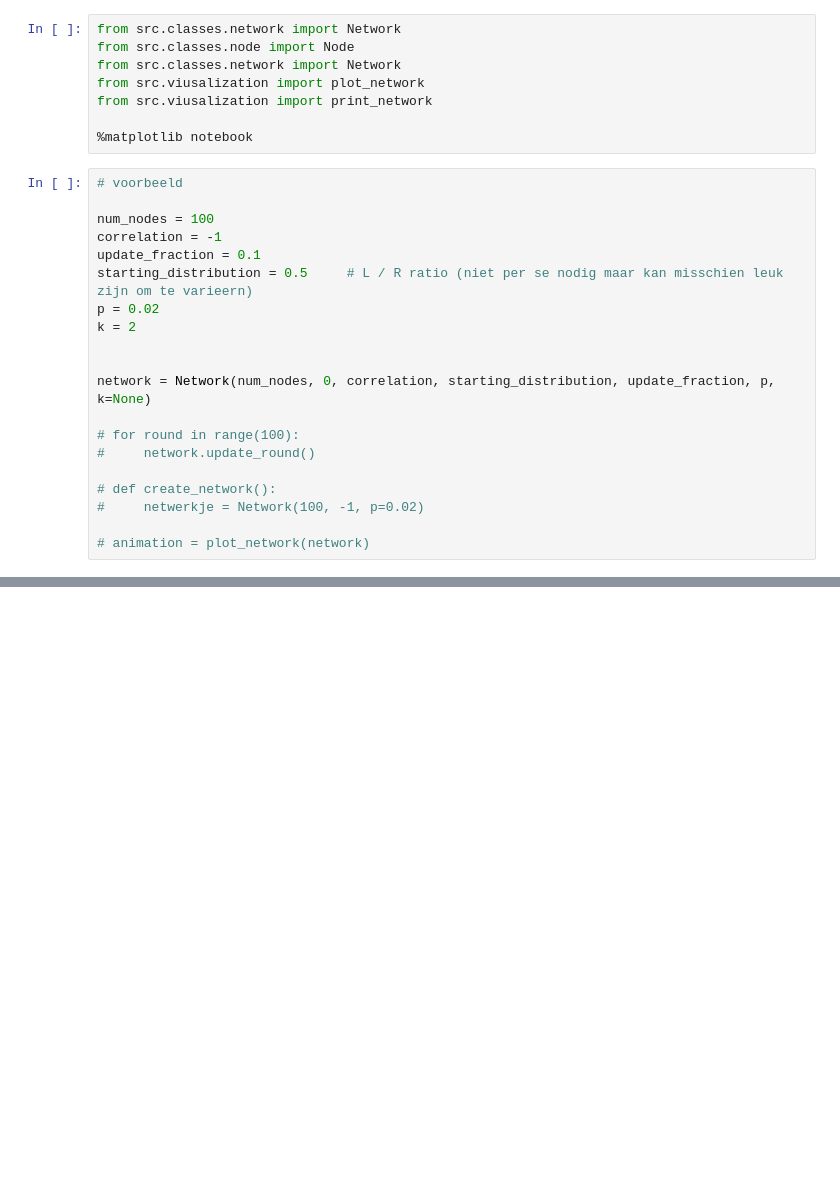
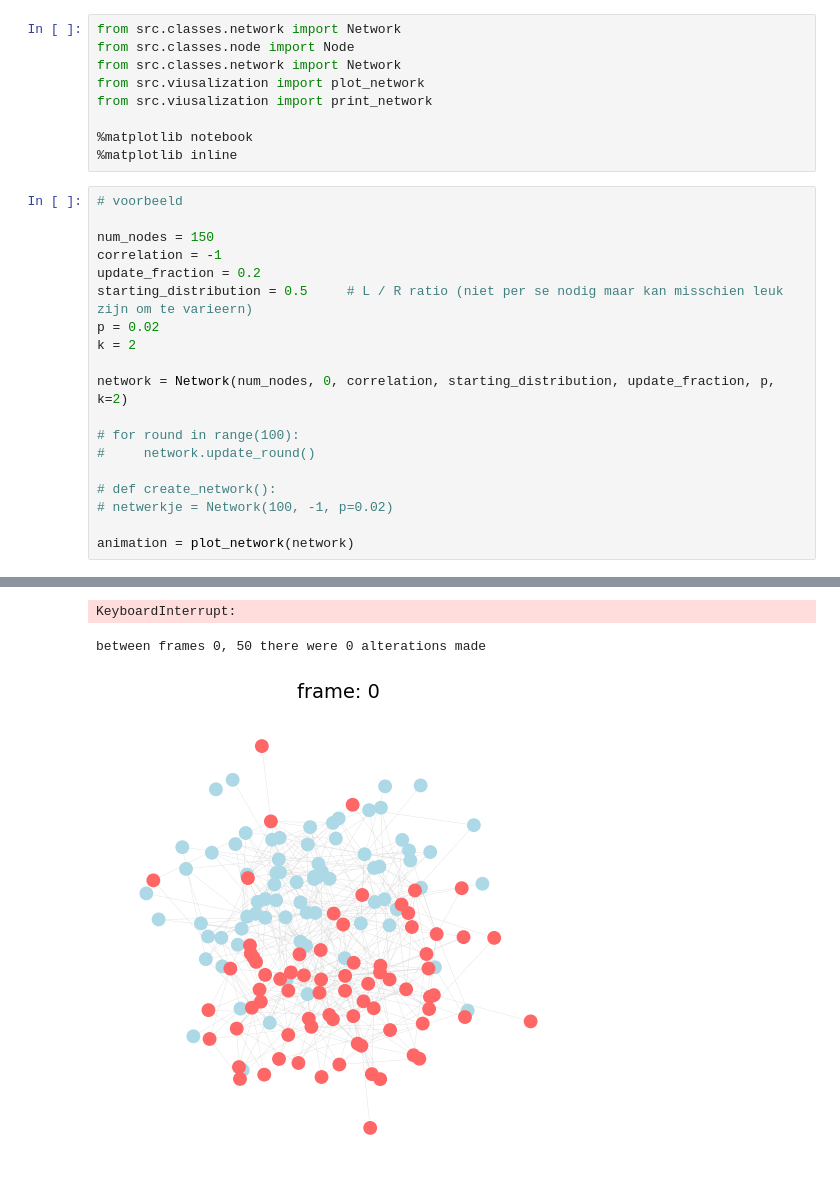
Before and after one commit to salomepoulain/complex_systems_networked, a Jupyter notebook: main.ipynb, the cells around one changed output, grey strips where cells are left out. Cells and saved outputs as stored; diff of their text form; blank space fills up the shorter version.

Commit message:
working on visuals

```diff
--- a/main.ipynb
+++ b/main.ipynb
@@ -6,23 +6,24 @@ from src.viusalization import plot_network
 from src.viusalization import print_network
 
 %matplotlib notebook
+%matplotlib inline
 # %%
 # voorbeeld
 
-num_nodes = 100
+num_nodes = 150
 correlation = -1
-update_fraction = 0.1
+update_fraction = 0.2
 starting_distribution = 0.5     # L / R ratio (niet per se nodig maar kan misschien leuk zijn om te varieern)
 p = 0.02
 k = 2
 
-
-network = Network(num_nodes, 0, correlation, starting_distribution, update_fraction, p, k=None)
+network = Network(num_nodes, 0, correlation, starting_distribution, update_fraction, p, k=2)
 
 # for round in range(100):
 #     network.update_round()
 
 # def create_network():
-#     netwerkje = Network(100, -1, p=0.02)
+# netwerkje = Network(100, -1, p=0.02)
 
-# animation = plot_network(network)
+animation = plot_network(network)
+# %% [output]
@@ -29 +44,4 @@ network = Network(num_nodes, 0, correlation, starting_distribution, update_fract
+KeyboardInterrupt:
+between frames 0, 50 there were 0 alterations made
+[figure, added]
 # %%
```
Also changed, not shown: parts of 3 cells of this notebook, 3 other files.
